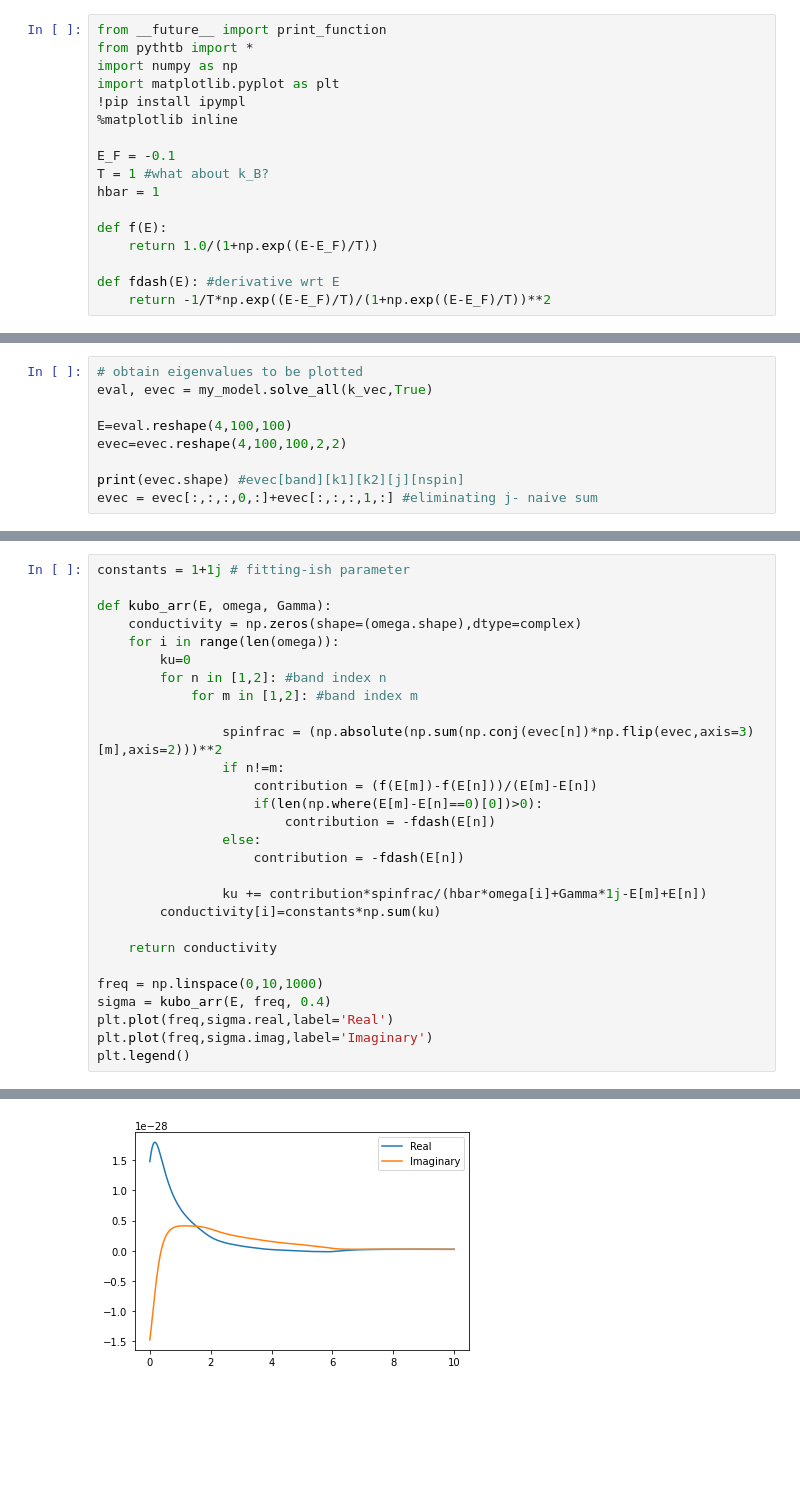
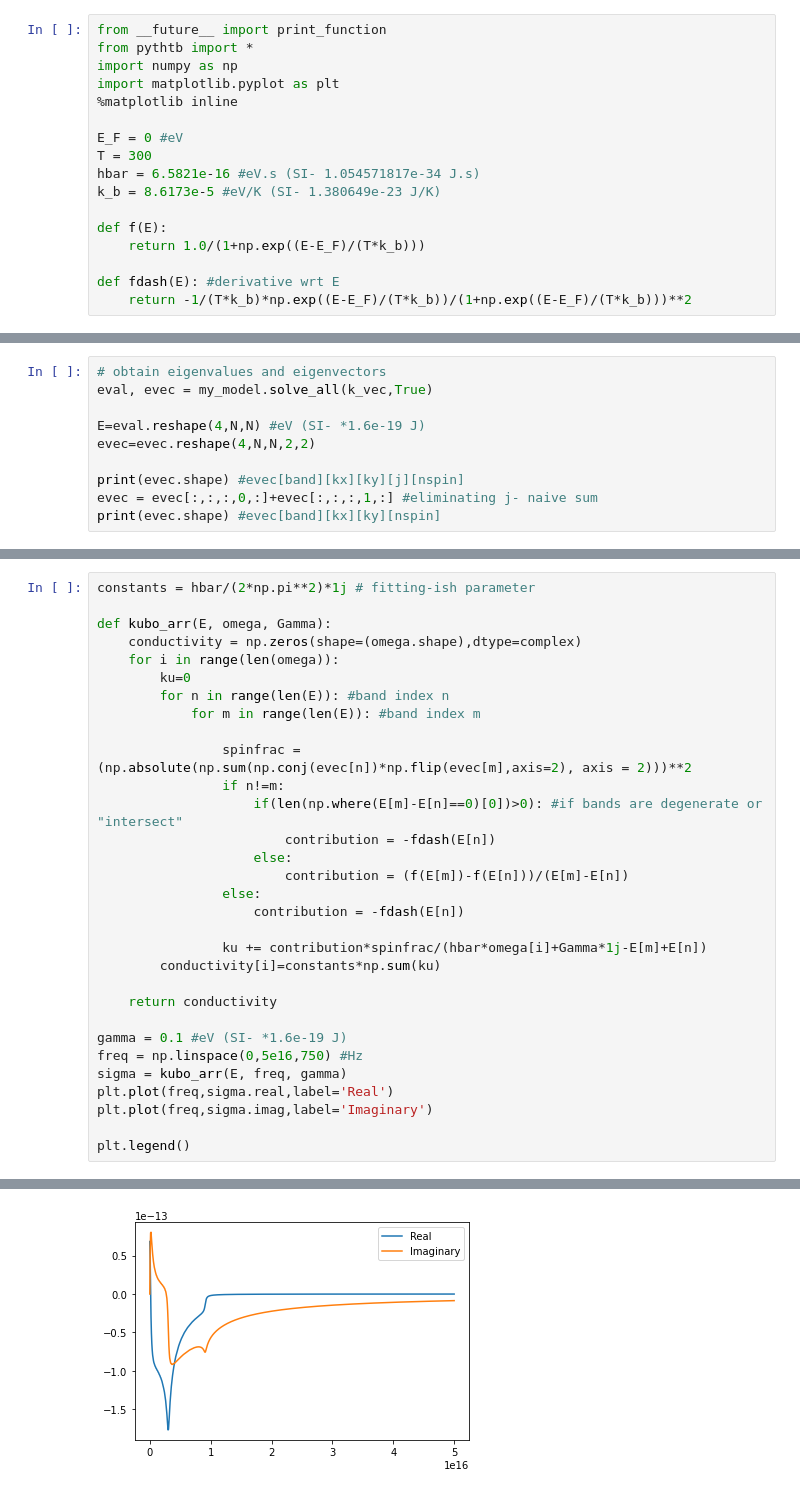
Before and after one commit to arnav257/Quantum, a Jupyter notebook: CMP/Graphene.ipynb, the cells around one changed output, grey strips where cells are left out. Cells and saved outputs as stored; diff of their text form; blank space fills up the shorter version.

```diff
--- a/CMP/Graphene.ipynb
+++ b/CMP/Graphene.ipynb
@@ -3,15 +3,15 @@ from __future__ import print_function
 from pythtb import *
 import numpy as np
 import matplotlib.pyplot as plt
-!pip install ipympl
 %matplotlib inline
 
-E_F = -0.1
-T = 1 #what about k_B?
-hbar = 1
+E_F = 0 #eV
+T = 300
+hbar = 6.5821e-16 #eV.s (SI- 1.054571817e-34 J.s)
+k_b = 8.6173e-5 #eV/K (SI- 1.380649e-23 J/K)
 
 def f(E):
-    return 1.0/(1+np.exp((E-E_F)/T))
+    return 1.0/(1+np.exp((E-E_F)/(T*k_b)))
 
 def fdash(E): #derivative wrt E
-    return -1/T*np.exp((E-E_F)/T)/(1+np.exp((E-E_F)/T))**2
+    return -1/(T*k_b)*np.exp((E-E_F)/(T*k_b))/(1+np.exp((E-E_F)/(T*k_b)))**2
@@ -82,11 +45,12 @@ hopping distances:
 # %%
-# obtain eigenvalues to be plotted
+# obtain eigenvalues and eigenvectors
 eval, evec = my_model.solve_all(k_vec,True)
 
-E=eval.reshape(4,100,100)
-evec=evec.reshape(4,100,100,2,2)
+E=eval.reshape(4,N,N) #eV (SI- *1.6e-19 J)
+evec=evec.reshape(4,N,N,2,2)
 
-print(evec.shape) #evec[band][k1][k2][j][nspin]
+print(evec.shape) #evec[band][kx][ky][j][nspin]
 evec = evec[:,:,:,0,:]+evec[:,:,:,1,:] #eliminating j- naive sum
+print(evec.shape) #evec[band][kx][ky][nspin]
 # %% [output]
 (4, 100, 100, 2, 2)
@@ -105,33 +69,36 @@ ax.plot_wireframe(k_X, k_Y, E[2],0.75,color='orange')
 <mpl_toolkits.mplot3d.art3d.Line3DCollection at 0x...>
 [figure]
 # %%
-constants = 1+1j # fitting-ish parameter
+constants = hbar/(2*np.pi**2)*1j # fitting-ish parameter
 
 def kubo_arr(E, omega, Gamma):
     conductivity = np.zeros(shape=(omega.shape),dtype=complex)
     for i in range(len(omega)):
         ku=0
-        for n in [1,2]: #band index n
-            for m in [1,2]: #band index m
+        for n in range(len(E)): #band index n
+            for m in range(len(E)): #band index m
 
-                spinfrac = (np.absolute(np.sum(np.conj(evec[n])*np.flip(evec,axis=3)[m],axis=2)))**2
+                spinfrac = (np.absolute(np.sum(np.conj(evec[n])*np.flip(evec[m],axis=2), axis = 2)))**2
                 if n!=m:
-                    contribution = (f(E[m])-f(E[n]))/(E[m]-E[n])
-                    if(len(np.where(E[m]-E[n]==0)[0])>0):
+                    if(len(np.where(E[m]-E[n]==0)[0])>0): #if bands are degenerate or "intersect"
                         contribution = -fdash(E[n])
+                    else:
+                        contribution = (f(E[m])-f(E[n]))/(E[m]-E[n])
                 else:
                     contribution = -fdash(E[n])
 
                 ku += contribution*spinfrac/(hbar*omega[i]+Gamma*1j-E[m]+E[n])
         conductivity[i]=constants*np.sum(ku)
 
     return conductivity
 
-freq = np.linspace(0,10,1000)
-sigma = kubo_arr(E, freq, 0.4)
+gamma = 0.1 #eV (SI- *1.6e-19 J)
+freq = np.linspace(0,5e16,750) #Hz
+sigma = kubo_arr(E, freq, gamma)
 plt.plot(freq,sigma.real,label='Real')
 plt.plot(freq,sigma.imag,label='Imaginary')
+
 plt.legend()
 # %% [output]
 <matplotlib.legend.Legend at 0x...>
-[figure, old version]
+[figure, new version]
```
Also changed, not shown: parts of 6 cells of this notebook.
